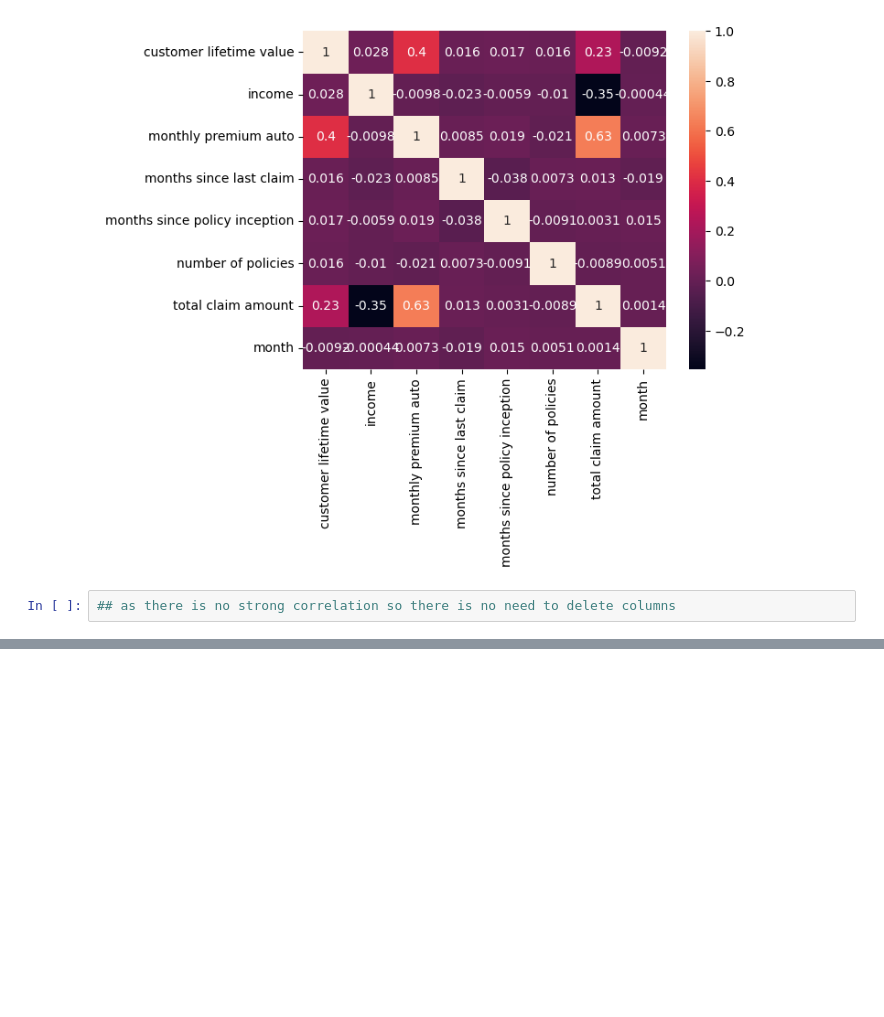
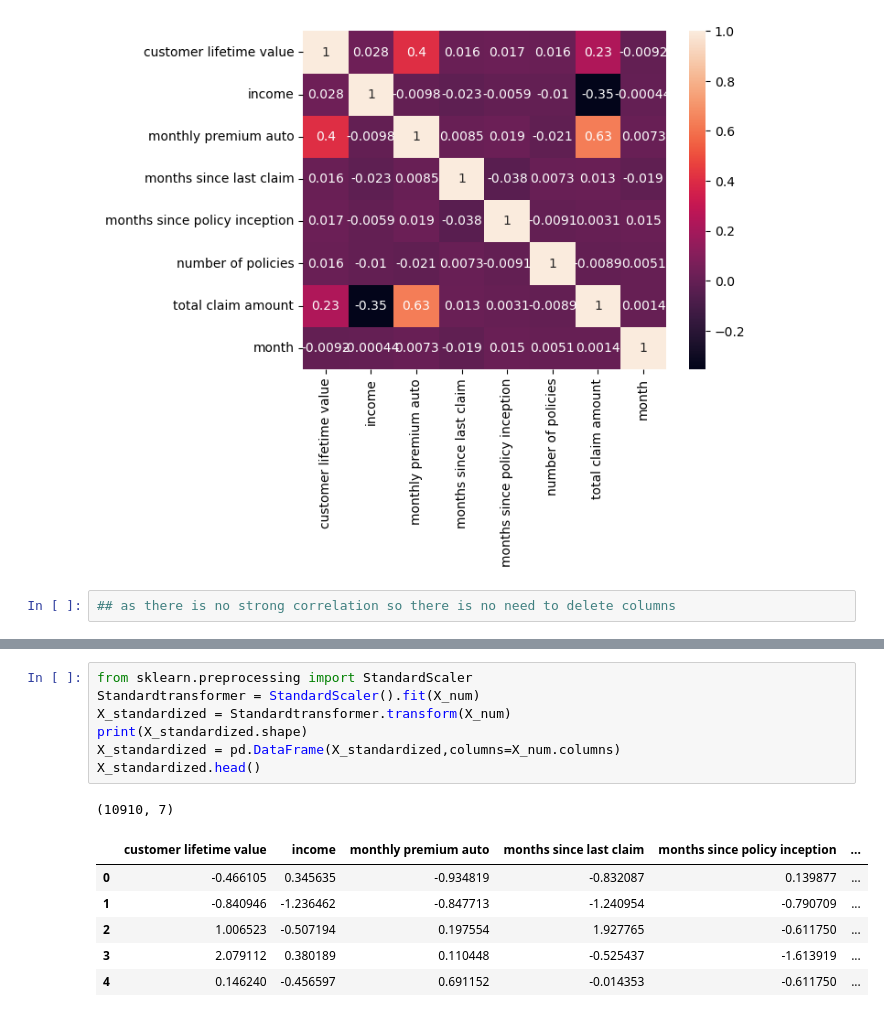
Before and after one commit to Adyto23/lab-customer-analysis-round-2, a Jupyter notebook: files_for_lab/csv_files/round2 .ipynb, the cells around one changed output, grey strips where cells are left out. Cells and saved outputs as stored; diff of their text form; blank space fills up the shorter version.

```diff
--- a/files_for_lab/csv_files/round2 .ipynb
+++ b/files_for_lab/csv_files/round2 .ipynb
@@ -628,0 +649,15 @@ normalized_df
+# %%
+from sklearn.preprocessing import StandardScaler
+Standardtransformer = StandardScaler().fit(X_num)
+X_standardized = Standardtransformer.transform(X_num)
+print(X_standardized.shape)
+X_standardized = pd.DataFrame(X_standardized,columns=X_num.columns)
+X_standardized.head()
+# %% [output]
+(10910, 7)
+|  | customer lifetime value | income | monthly premium auto | months since last claim | months since policy inception | ... |
+| 0 | -0.466105 | 0.345635 | -0.934819 | -0.832087 | 0.139877 | ... |
+| 1 | -0.840946 | -1.236462 | -0.847713 | -1.240954 | -0.790709 | ... |
+| 2 | 1.006523 | -0.507194 | 0.197554 | 1.927765 | -0.611750 | ... |
+| 3 | 2.079112 | 0.380189 | 0.110448 | -0.525437 | -1.613919 | ... |
+| 4 | 0.146240 | -0.456597 | 0.691152 | -0.014353 | -0.611750 | ... |
```
Also changed, not shown: parts of 20 cells of this notebook.
